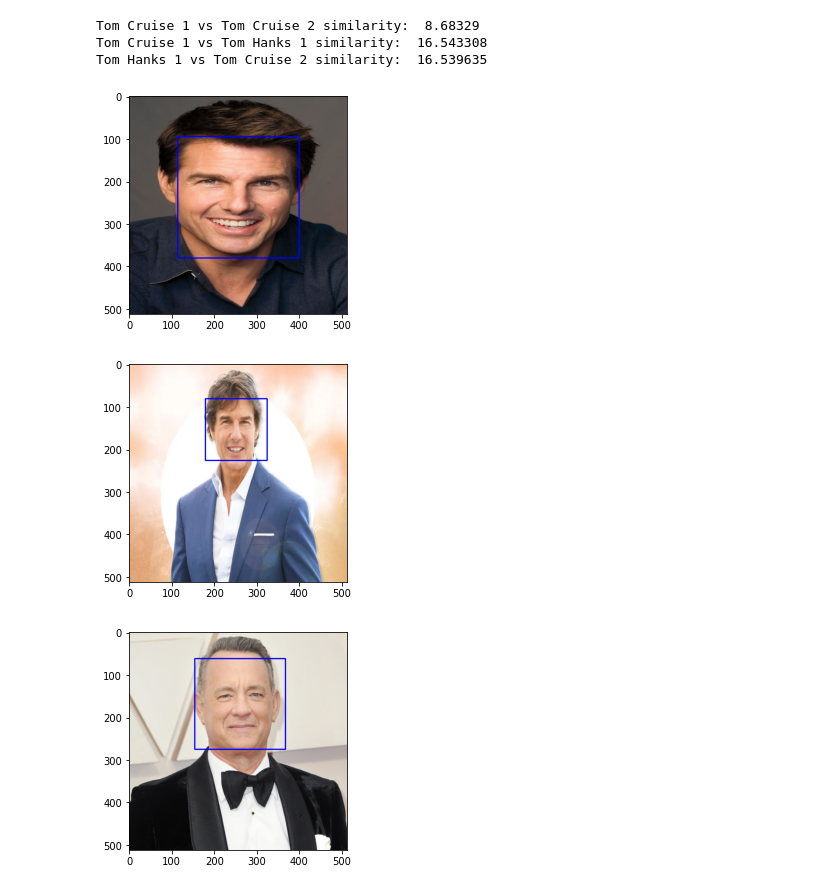
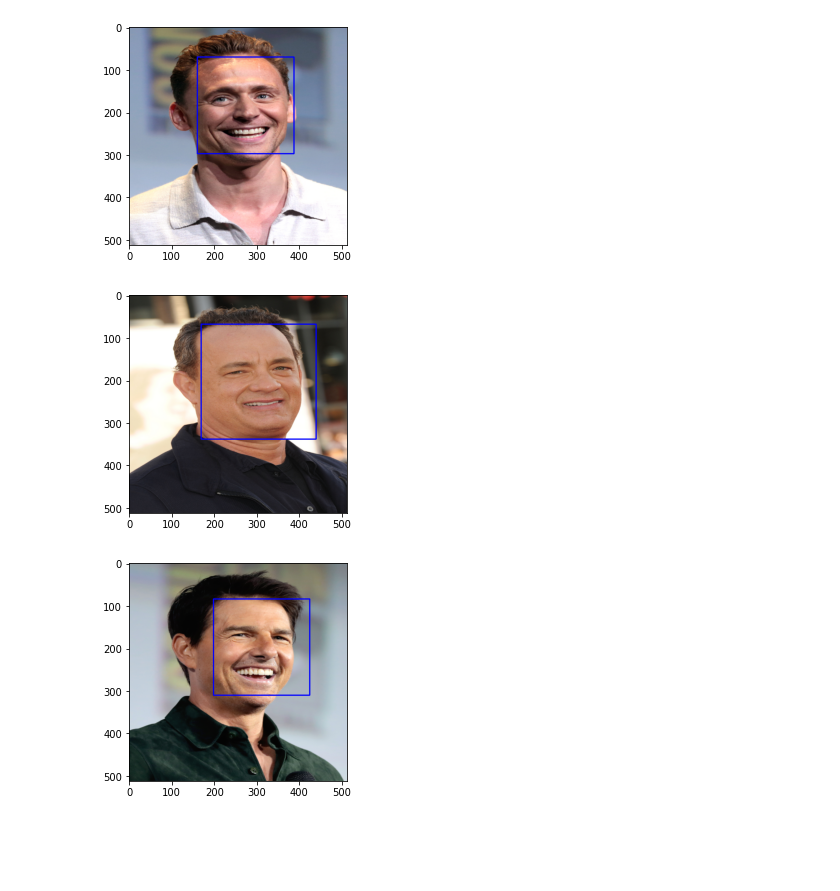
Before and after one commit to PrajwalKoirala/Face-Detection-Pipeline, a Jupyter notebook: face_detection.ipynb, the cells around one changed output. Cells and saved outputs as stored; diff of their text form; code cells hidden in the pictures; blank space fills up the shorter version.

```diff
--- a/face_detection.ipynb
+++ b/face_detection.ipynb
@@ -23,8 +11,9 @@ Drive already mounted at /content/drive; to attempt to forcibly remount, call dr
 # %%
+
 class faceclassmodel():
     def __init__(self):
         self.face_cascade = cv2.CascadeClassifier(cv2.data.haarcascades + 'haarcascade_frontalface_default.xml')
-        self.model = keras.models.load_model("/content/drive/My Drive/facenet_model/facenet_keras.h5")
+        self.model = keras.models.load_model("./facemodel/facenet_keras.h5")
         # self.optimizer = keras.optimizers.Adam(learning_rate=0.00025, clipnorm=1.0)
         print("Model Loaded. Compiling Manually ...")
         self.model.compile()
@@ -96,14 +88,0 @@ Model Loaded. Compiling Manually ...
-# %%
-_, _, emb1 = facemodel.face_embeddings("/content/sample_data/tomcruise1.jpg")
-_, _, emb2 = facemodel.face_embeddings("/content/sample_data/tomcruise2.jpg")
-_, _, emb3 = facemodel.face_embeddings("/content/sample_data/tomhanks1.jpg")
-print('Tom Cruise 1 vs Tom Cruise 2 similarity: ',np.linalg.norm(emb1[0]-emb2[0]))
-print('Tom Cruise 1 vs Tom Hanks 1 similarity: ',np.linalg.norm(emb1[0]-emb3[0]))
-print('Tom Hanks 1 vs Tom Cruise 2 similarity: ',np.linalg.norm(emb2[0]-emb3[0]))
-# %% [output]
-Tom Cruise 1 vs Tom Cruise 2 similarity:  8.68329
-Tom Cruise 1 vs Tom Hanks 1 similarity:  16.543308
-Tom Hanks 1 vs Tom Cruise 2 similarity:  16.539635
-[figure, removed]
-[figure, removed]
-[figure, removed]
@@ -115,0 +92,20 @@ Tom Hanks 1 vs Tom Cruise 2 similarity:  16.539635
+# %%
+# for all files in dataset
+dataset_path = "./dataset"
+embs = []
+for dirs in os.listdir(dataset_path):
+    # for first file in dirs
+    # list image files
+    for file in os.listdir(dataset_path+"/"+dirs):
+        if file.endswith(".jpg"):
+            imgfilepath = dataset_path+"/"+dirs+"/"+file
+            _, _, emb1 = facemodel.face_embeddings(imgfilepath, showfaces=True)
+            break
+    # save emb1 to file
+    np.save(dataset_path + "/" + dirs + "/" + "emb1.npy", emb1[0])
+    embs.append((dirs,emb1[0]))
+    # print(emb1)
+# %% [output]
+[figure, added]
+[figure, added]
+[figure, added]
```
Also changed, not shown: parts of 11 cells of this notebook, 16 other files.
